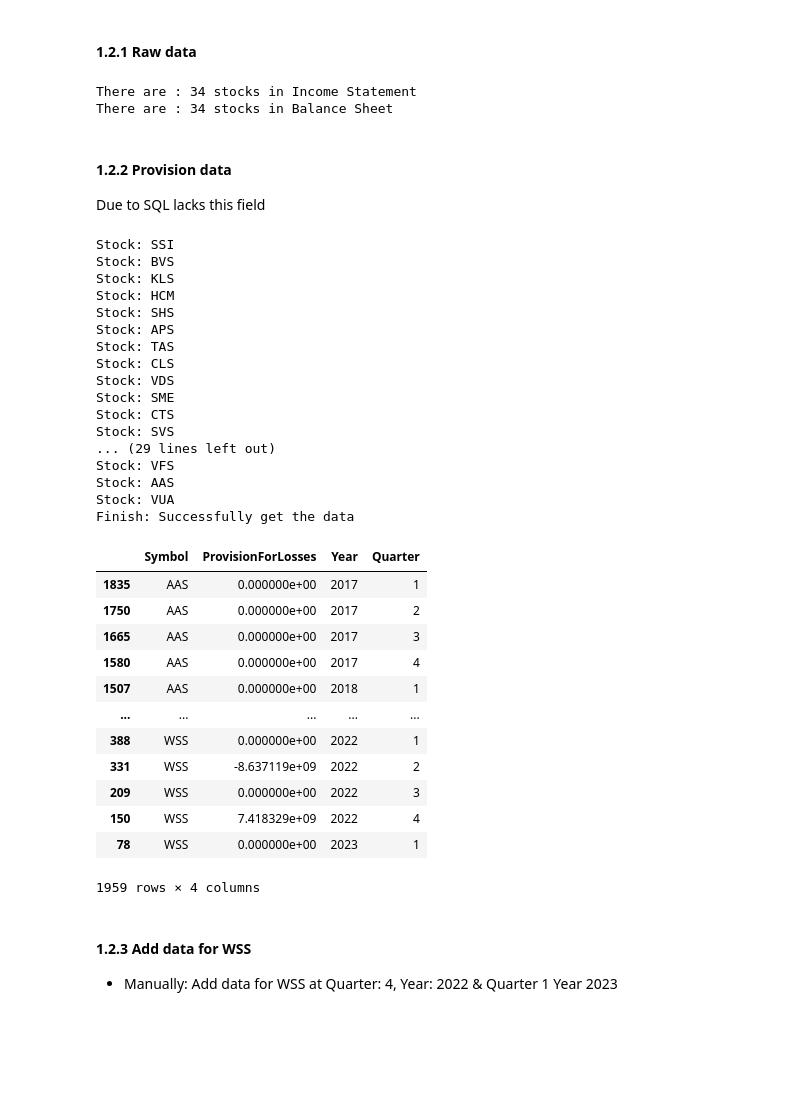
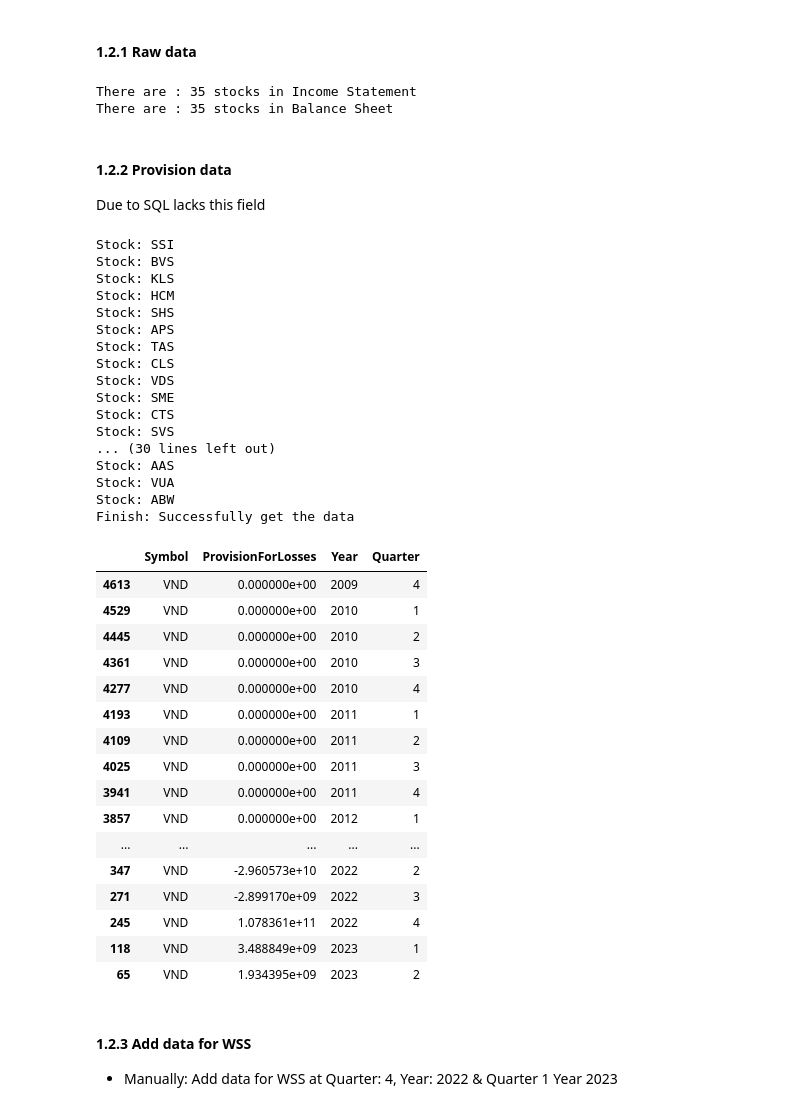
Before and after one commit to rainmeteror/bsc_ranking_financial_stocks, a Jupyter notebook: securities.ipynb, the cells around one changed output. Drawn from its saved outputs; the diff is of its cells as text; code cells hidden in the pictures; blank space fills up the shorter version.

```diff
--- a/securities.ipynb
+++ b/securities.ipynb
@@ -38,8 +38,8 @@ pd.set_option('chained_assignment', None)
 #### 1.2.1 Raw data
 # %%
 # Assign pathlink
-path_income_securities = r"E:\Tung\Python\BSC_DataRankingStocks\cache\is_securities.csv"
-path_bs_securities = r"E:\Tung\Python\BSC_DataRankingStocks\cache\bs_securities.csv"
+path_income_securities = r"F:\Tùng\Tung\Python\BSC_DataRankingStocks\cache\is_securities.csv"
+path_bs_securities = r"F:\Tùng\Tung\Python\BSC_DataRankingStocks\cache\bs_securities.csv"
 
 # Import data, it includes Income statement and Balance Sheet
 df_is = pd.read_csv(path_income_securities)
@@ -48,20 +48,20 @@ df_bs = pd.read_csv(path_bs_securities)
 df_bs.drop(['Unnamed: 0'], axis=1, inplace=True)
 
 # Preprocess data
-df_is = df_is.loc[df_is['Quarter'] != 0]
-df_bs = df_bs.loc[df_bs['Quarter'] != 0]
+df_is = df_is.loc[df_is['QUARTER'] != 0]
+df_bs = df_bs.loc[df_bs['QUARTER'] != 0]
 df_is.fillna(0, inplace=True)
 df_bs.fillna(0, inplace=True)
 
 # Assign the list of stocks
-list_sec = df_is['Symbol'].unique()
+list_sec = df_is['SYMBOL'].unique()
 # %%
 # Briefly check the lastest data
-print(f"There are : {len(df_is.loc[(df_is['Year'] == 2023) & (df_is['Quarter'] == 1)])} stocks in Income Statement")
-print(f"There are : {len(df_bs.loc[(df_bs['Year'] == 2023) & (df_bs['Quarter'] == 1)])} stocks in Balance Sheet")
+print(f"There are : {len(df_is.loc[(df_is['YEAR'] == 2023) & (df_is['QUARTER'] == 1)])} stocks in Income Statement")
+print(f"There are : {len(df_bs.loc[(df_bs['YEAR'] == 2023) & (df_bs['QUARTER'] == 1)])} stocks in Balance Sheet")
 # %% [output]
-There are : 34 stocks in Income Statement
-There are : 34 stocks in Balance Sheet
+There are : 35 stocks in Income Statement
+There are : 35 stocks in Balance Sheet
 # %% [markdown]
 #### 1.2.2 Provision data
 Due to SQL lacks this field
@@ -113,27 +113,31 @@ Stock: VDS
 Stock: SME
 Stock: CTS
 Stock: SVS
-... (29 lines left out)
-Stock: VFS
+... (30 lines left out)
 Stock: AAS
 Stock: VUA
+Stock: ABW
 Finish: Successfully get the data
-# %%
-provision_for_losses
-# %% [output]
-|  | Symbol | ProvisionForLosses | Year | Quarter |
-| 1835 | AAS | 0.000000e+00 | 2017 | 1 |
-| 1750 | AAS | 0.000000e+00 | 2017 | 2 |
-| 1665 | AAS | 0.000000e+00 | 2017 | 3 |
-| 1580 | AAS | 0.000000e+00 | 2017 | 4 |
-| 1507 | AAS | 0.000000e+00 | 2018 | 1 |
-| ... | ... | ... | ... | ... |
-| 388 | WSS | 0.000000e+00 | 2022 | 1 |
-| 331 | WSS | -8.637119e+09 | 2022 | 2 |
-| 209 | WSS | 0.000000e+00 | 2022 | 3 |
-| 150 | WSS | 7.418329e+09 | 2022 | 4 |
-| 78 | WSS | 0.000000e+00 | 2023 | 1 |
-1959 rows × 4 columns
+# %%
+provision_for_losses.loc[provision_for_losses['Symbol'] == 'VND']
+# %% [output]
+|  | Symbol | ProvisionForLosses | Year | Quarter |
+| 4613 | VND | 0.000000e+00 | 2009 | 4 |
+| 4529 | VND | 0.000000e+00 | 2010 | 1 |
+| 4445 | VND | 0.000000e+00 | 2010 | 2 |
+| 4361 | VND | 0.000000e+00 | 2010 | 3 |
+| 4277 | VND | 0.000000e+00 | 2010 | 4 |
+| 4193 | VND | 0.000000e+00 | 2011 | 1 |
+| 4109 | VND | 0.000000e+00 | 2011 | 2 |
+| 4025 | VND | 0.000000e+00 | 2011 | 3 |
+| 3941 | VND | 0.000000e+00 | 2011 | 4 |
+| 3857 | VND | 0.000000e+00 | 2012 | 1 |
+| ... | ... | ... | ... | ... |
+| 347 | VND | -2.960573e+10 | 2022 | 2 |
+| 271 | VND | -2.899170e+09 | 2022 | 3 |
+| 245 | VND | 1.078361e+11 | 2022 | 4 |
+| 118 | VND | 3.488849e+09 | 2023 | 1 |
+| 65 | VND | 1.934395e+09 | 2023 | 2 |
 # %% [markdown]
 #### 1.2.3 Add data for WSS
 - Manually: Add data for WSS at Quarter: 4, Year: 2022 & Quarter 1 Year 2023
```
Also changed, not shown: parts of 1 cell of this notebook, 20 other files.
